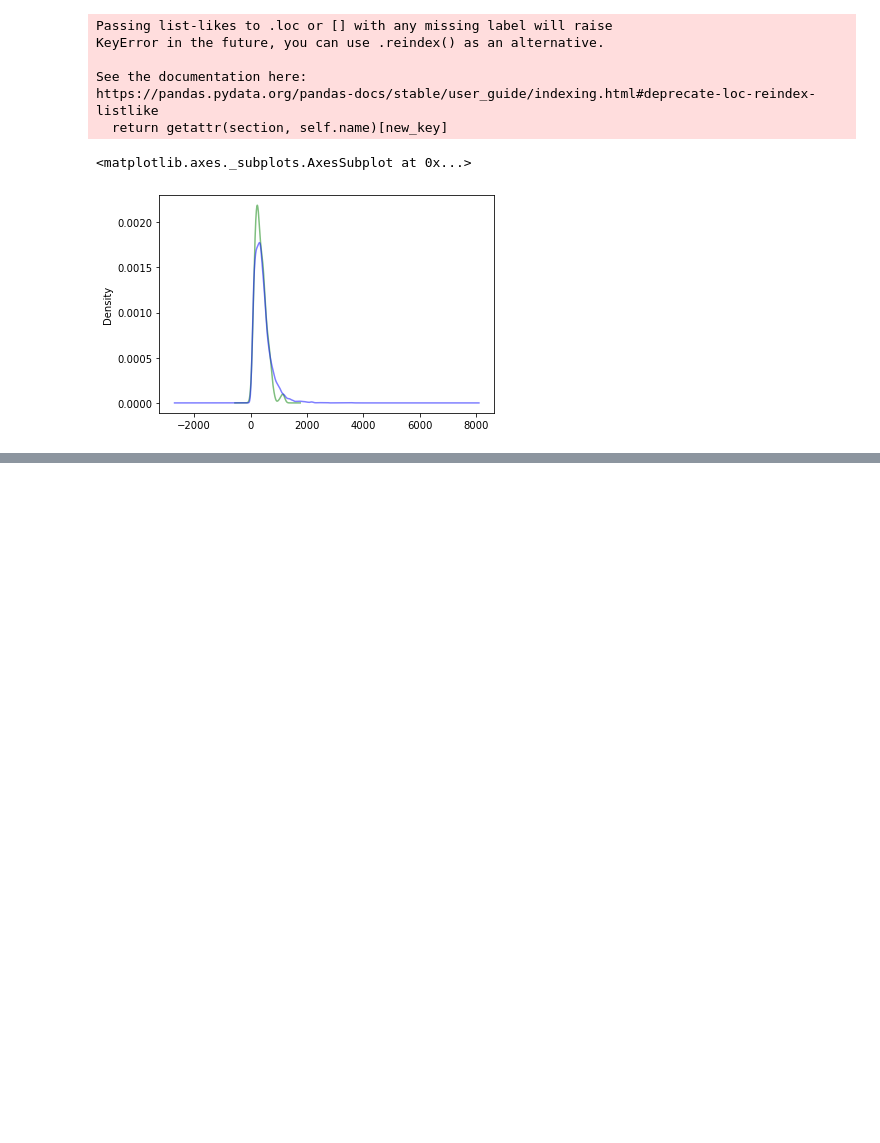
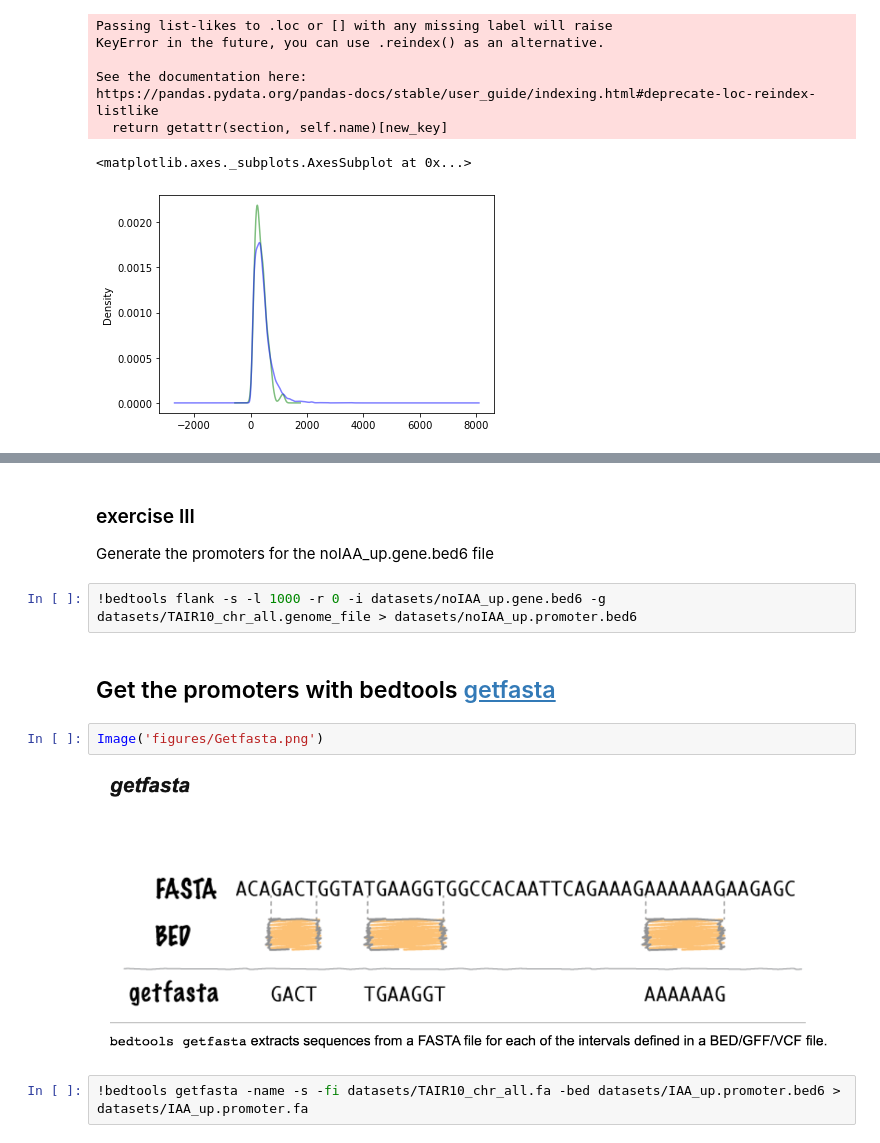
Before and after one commit to JanaSperschneider/Python_Intro_ANU_RSB, a Jupyter notebook: PythonProgramming_Session4.ipynb, the cells around one changed output, grey strips where cells are left out. Saved outputs shown, nothing was run; the diff lists cells and outputs as text; blank space fills up the shorter version.

```diff
--- a/PythonProgramming_Session4.ipynb
+++ b/PythonProgramming_Session4.ipynb
@@ -555,0 +788,13 @@ https://pandas.pydata.org/pandas-docs/stable/user_guide/indexing.html#deprecate-
+# %% [markdown]
+### exercise III
+Generate the promoters for the noIAA_up.gene.bed6 file
+# %%
+!bedtools flank -s -l 1000 -r 0 -i datasets/noIAA_up.gene.bed6 -g datasets/TAIR10_chr_all.genome_file > datasets/noIAA_up.promoter.bed6
+# %% [markdown]
+## Get the promoters with bedtools [getfasta](https://bedtools.readthedocs.io/en/latest/content/tools/getfasta.html?highlight=getfasta)
+# %%
+Image('figures/Getfasta.png')
+# %% [output]
+[figure, added]
+# %%
+!bedtools getfasta -name -s -fi datasets/TAIR10_chr_all.fa -bed datasets/IAA_up.promoter.bed6 >  datasets/IAA_up.promoter.fa
```
Also changed, not shown: parts of 48 cells of this notebook, 14 other files.
